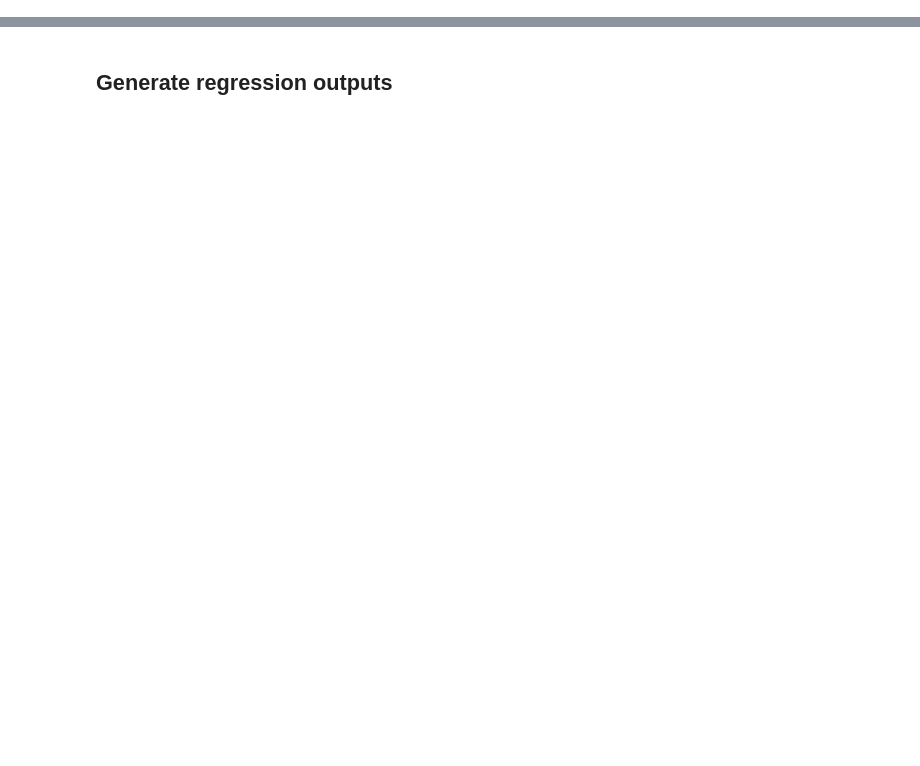
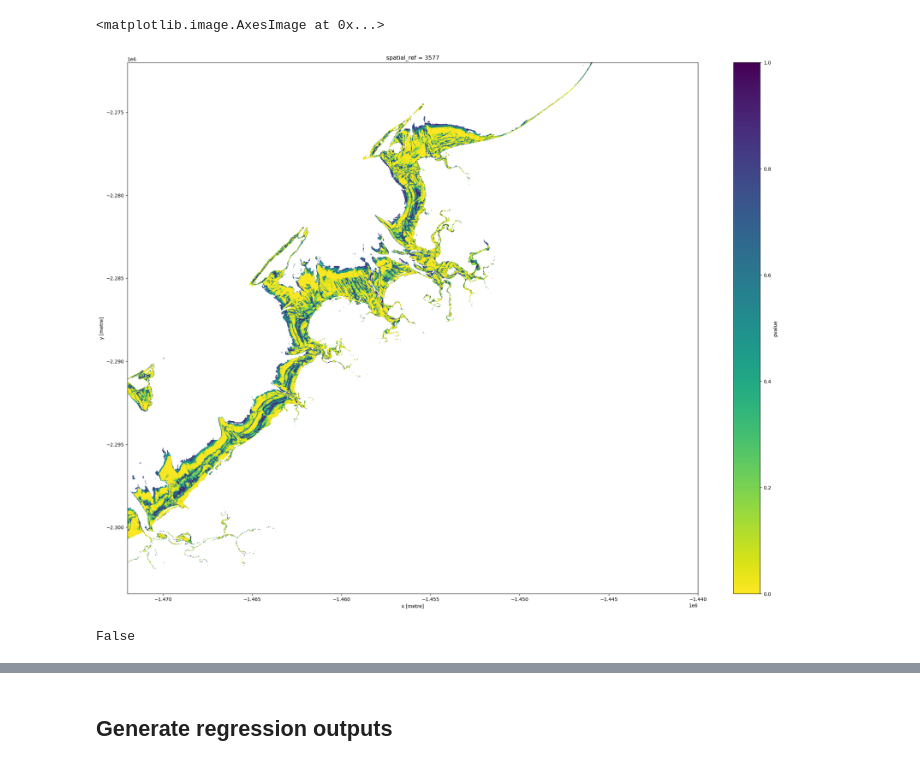
Before and after one commit to GeoscienceAustralia/dea-intertidal, a Jupyter notebook: notebooks/experimental/Intertidal_change.ipynb, the cells around one changed output, grey strips where cells are left out. Saved outputs shown, nothing was run; the diff lists cells and outputs as text; code cells hidden in the pictures; blank space fills up the shorter version.

```diff
--- a/notebooks/experimental/Intertidal_change.ipynb
+++ b/notebooks/experimental/Intertidal_change.ipynb
@@ -48 +49,21 @@ Worker: 0
 | Local directory: /tmp/dask-scratc... |  |
+# %%
+query_params = dict(
+    region_code="x092y144",
+)
+
+load_params = dict(
+    measurements=["elevation", "elevation_uncertainty"],
+    # dask_chunks={},
+)
+
+dss = dc.find_datasets(
+    product="ga_s2ls_intertidal_cyear_3",
+    **query_params,
+)
+
+ds = dc.load(
+    product="ga_s2ls_intertidal_cyear_3",
+    datasets=dss,
+    **load_params,
+)
@@ -48,0 +78,9 @@ Worker: 0
+# %%
+regression_ds.pvalue.plot.imshow(vmin=0, vmax=1, cmap="viridis_r", size=20)
+# %% [output]
+<matplotlib.image.AxesImage at 0x...>
+[figure, added]
+# %%
+(dim in y.dims) & (dim in y.rename(time="boo").dims)
+# %% [output]
+False
```
Also changed, not shown: parts of 39 cells of this notebook, 6 other files.
